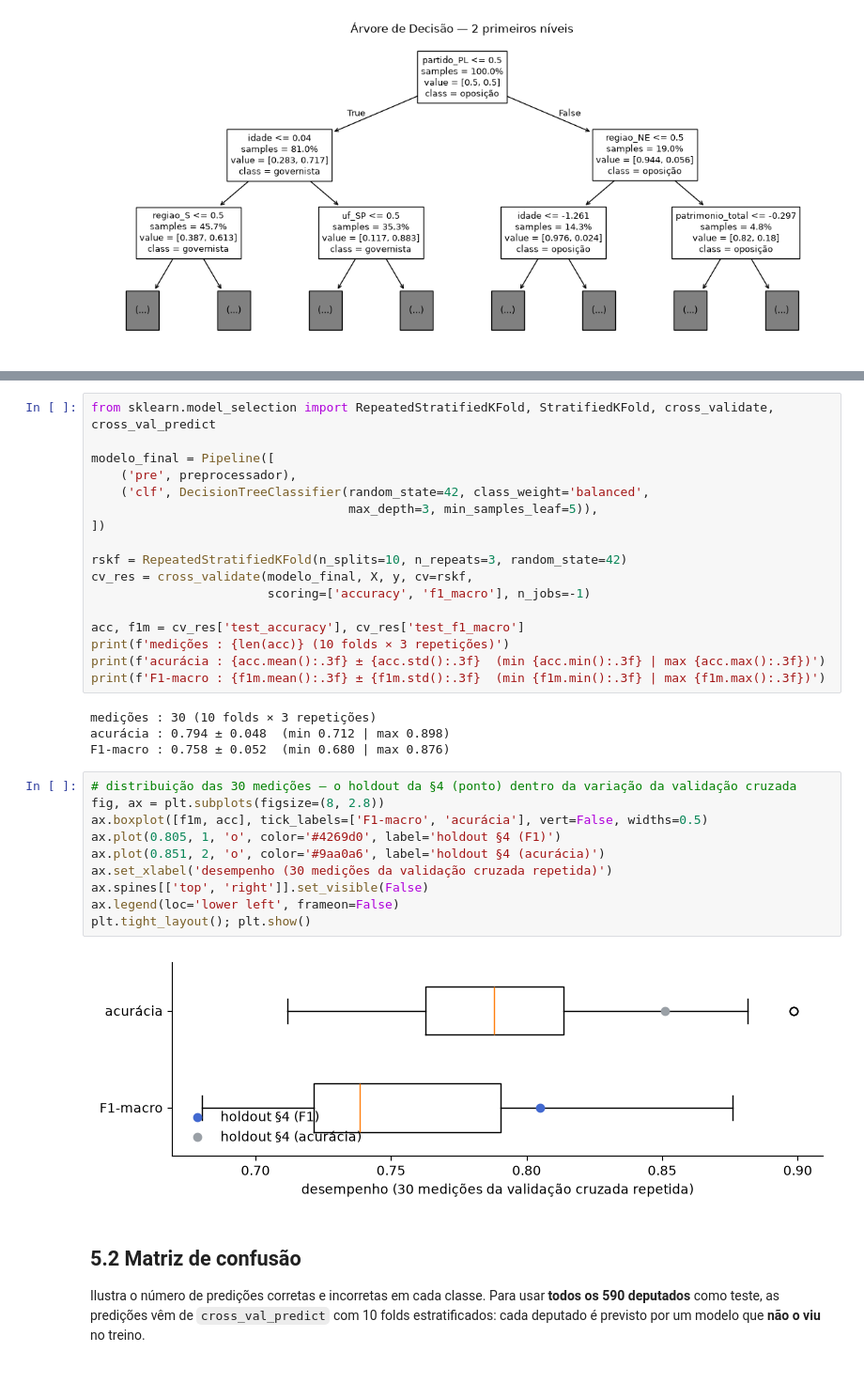
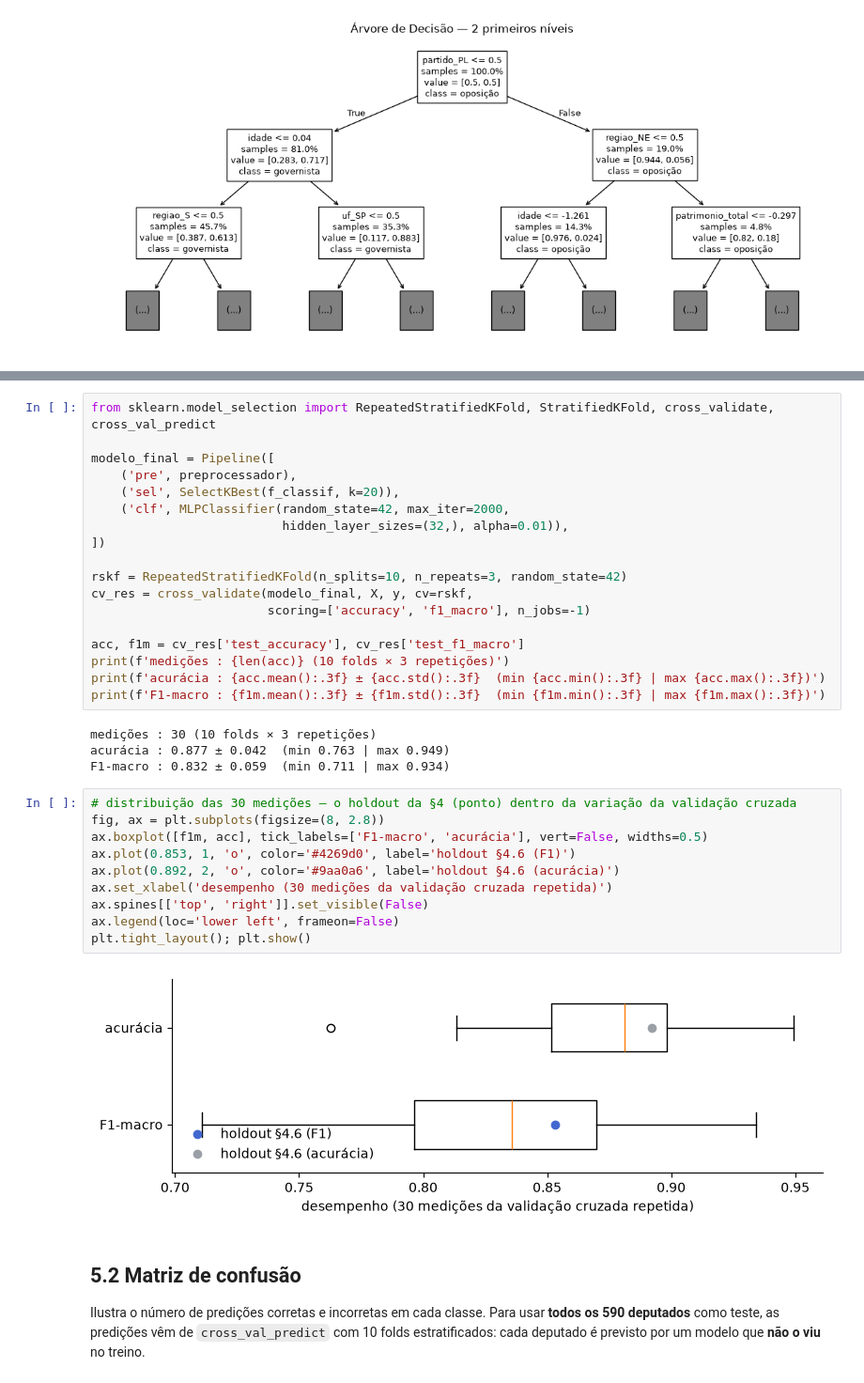
Before and after one commit to gayapedro/tse-rollcall-alignment, a Jupyter notebook: notebook.ipynb, the cells around one changed output, grey strips where cells are left out. Shown at 94% size. Saved outputs shown, nothing was run; the diff lists cells and outputs as text.

```diff
--- a/notebook.ipynb
+++ b/notebook.ipynb
@@ -666,8 +748,9 @@ from sklearn.model_selection import RepeatedStratifiedKFold, StratifiedKFold, cr
 
 modelo_final = Pipeline([
     ('pre', preprocessador),
-    ('clf', DecisionTreeClassifier(random_state=42, class_weight='balanced',
-                                   max_depth=3, min_samples_leaf=5)),
+    ('sel', SelectKBest(f_classif, k=20)),
+    ('clf', MLPClassifier(random_state=42, max_iter=2000,
+                          hidden_layer_sizes=(32,), alpha=0.01)),
 ])
 
 rskf = RepeatedStratifiedKFold(n_splits=10, n_repeats=3, random_state=42)
@@ -680,20 +763,20 @@ print(f'acurácia : {acc.mean():.3f} ± {acc.std():.3f}  (min {acc.min():.3f} |
 print(f'F1-macro : {f1m.mean():.3f} ± {f1m.std():.3f}  (min {f1m.min():.3f} | max {f1m.max():.3f})')
 # %% [output]
 medições : 30 (10 folds × 3 repetições)
-acurácia : 0.794 ± 0.048  (min 0.712 | max 0.898)
-F1-macro : 0.758 ± 0.052  (min 0.680 | max 0.876)
+acurácia : 0.877 ± 0.042  (min 0.763 | max 0.949)
+F1-macro : 0.832 ± 0.059  (min 0.711 | max 0.934)
 # %%
 # distribuição das 30 medições — o holdout da §4 (ponto) dentro da variação da validação cruzada
 fig, ax = plt.subplots(figsize=(8, 2.8))
 ax.boxplot([f1m, acc], tick_labels=['F1-macro', 'acurácia'], vert=False, widths=0.5)
-ax.plot(0.805, 1, 'o', color='#4269d0', label='holdout §4 (F1)')
-ax.plot(0.851, 2, 'o', color='#9aa0a6', label='holdout §4 (acurácia)')
+ax.plot(0.853, 1, 'o', color='#4269d0', label='holdout §4.6 (F1)')
+ax.plot(0.892, 2, 'o', color='#9aa0a6', label='holdout §4.6 (acurácia)')
 ax.set_xlabel('desempenho (30 medições da validação cruzada repetida)')
 ax.spines[['top', 'right']].set_visible(False)
 ax.legend(loc='lower left', frameon=False)
 plt.tight_layout(); plt.show()
 # %% [output]
-[figure, old version]
+[figure, new version]
 # %% [markdown]
 ## 5.2 Matriz de confusão
 
```
Also changed, not shown: parts of 11 cells of this notebook, 2 other files.
